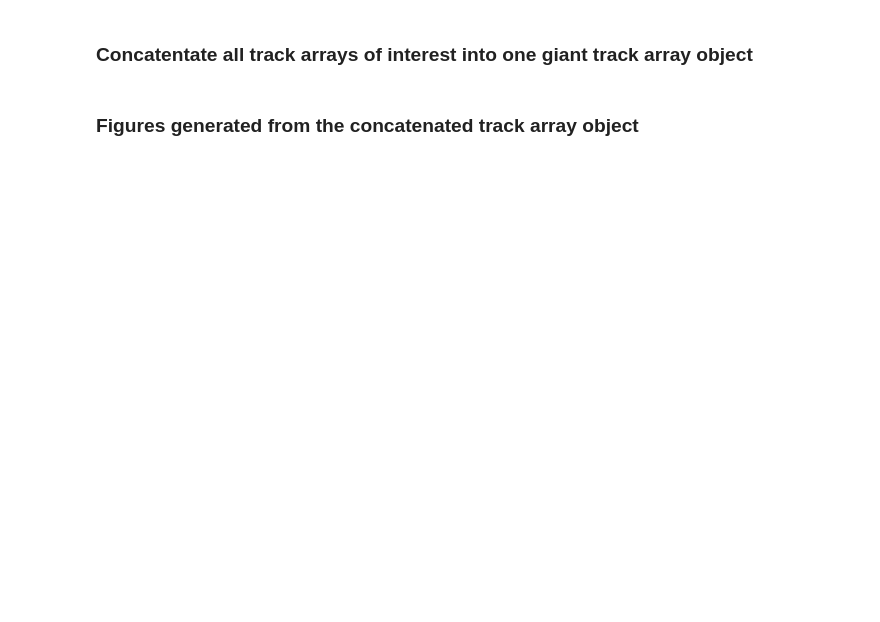
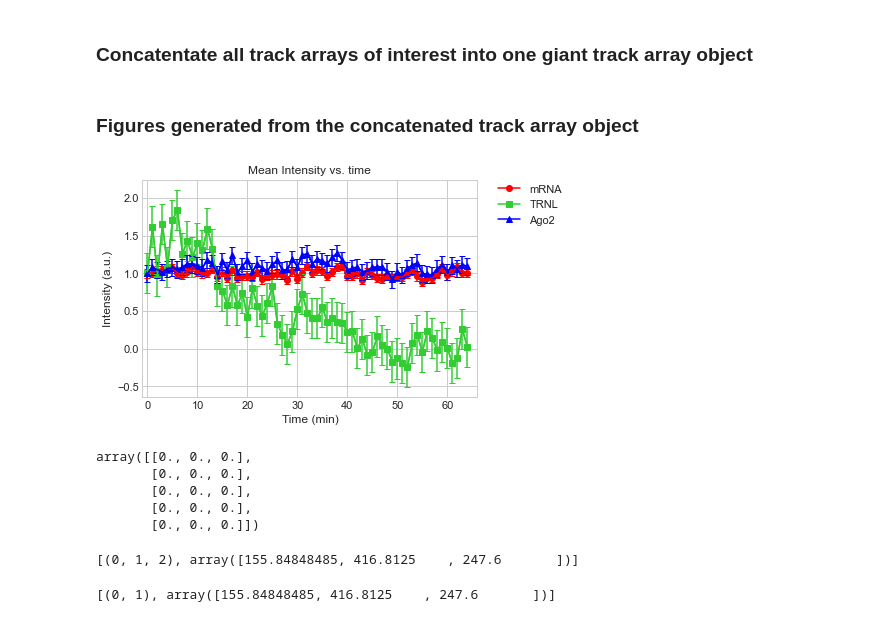
Before and after one commit to Colorado-State-University-Stasevich-Lab/single-molecule-tracking-python, a Jupyter notebook: Code/Charlotte_Harringtonine_Analysis.ipynb, the cells around one changed output. Saved outputs shown, nothing was run; the diff lists cells and outputs as text; code cells hidden in the pictures; blank space fills up the shorter version.

```diff
--- a/Code/Charlotte_Harringtonine_Analysis.ipynb
+++ b/Code/Charlotte_Harringtonine_Analysis.ipynb
@@ -329,0 +351,13 @@ my_int_TL = ta_TL.int_in_mask(ta_TL.arr,np.array([ta_TL.disk_mask_2D(3)]))
+# %%
+# Try using only 3D bg-subtracted data
+my_int_TA_sig = ta_TA.int_in_mask(ta_TA.arr,np.array([ta_TA.disk_mask_2D(3)]))
+my_int_TA_bg = ta_TA.int_in_mask(ta_TA.arr,np.array([ta_TA.donut_mask_2D(5,1)]))
+my_arr = my_int_TA_sig - my_int_TA_bg # Choose track array
+delta_t = 1
+my_times = np.arange(my_arr.shape[1])*delta_t
+my_mean_intensity_plot(np.ma.masked_equal(my_arr,0),channels=[0,1,2],labels=['mRNA','TRNL','Ago2'],xlim=[-1,66],
+               colors=['red','limegreen','blue'],markers=['o','s','^'],renorm=True, error='sem',
+                       style='seaborn-whitegrid', axeslabels=['Time (min)', 'Intensity (a.u.)'],
+                       times = my_times, filename='test.svg')
+# %% [output]
+[figure, added]
@@ -329,0 +371,8 @@ my_int_TL = ta_TL.int_in_mask(ta_TL.arr,np.array([ta_TL.disk_mask_2D(3)]))
+# %%
+np.zeros([5,3])
+# %% [output]
+array([[0., 0., 0.],
+       [0., 0., 0.],
+       [0., 0., 0.],
+       [0., 0., 0.],
+       [0., 0., 0.]])
@@ -329,0 +399,12 @@ my_int_TL = ta_TL.int_in_mask(ta_TL.arr,np.array([ta_TL.disk_mask_2D(3)]))
+# %%
+crop = ta_TA.array_to_crops(np.array([arr_bg_best_z]))[0][10]
+mask = ta_TA.array_to_crops(np.array([ta.donut_mask_2D(5,1)]))[0][10]
+[tuple(np.arange(len(crop.shape))[0:-1]),background_in_mask(crop,mask)]
+# %% [output]
+[(0, 1, 2), array([155.84848485, 416.8125    , 247.6       ])]
+# %%
+crop = ta_TA.array_to_crops(arr_bg_best_z)[0][10]
+mask = ta_TA.array_to_crops(ta.donut_mask_2D(5,1))[0][10]
+[tuple(np.arange(len(crop.shape))[0:-1]),background_in_mask(crop,mask)]
+# %% [output]
+[(0, 1), array([155.84848485, 416.8125    , 247.6       ])]
```
Also changed, not shown: parts of 33 cells of this notebook, 1 other file.
